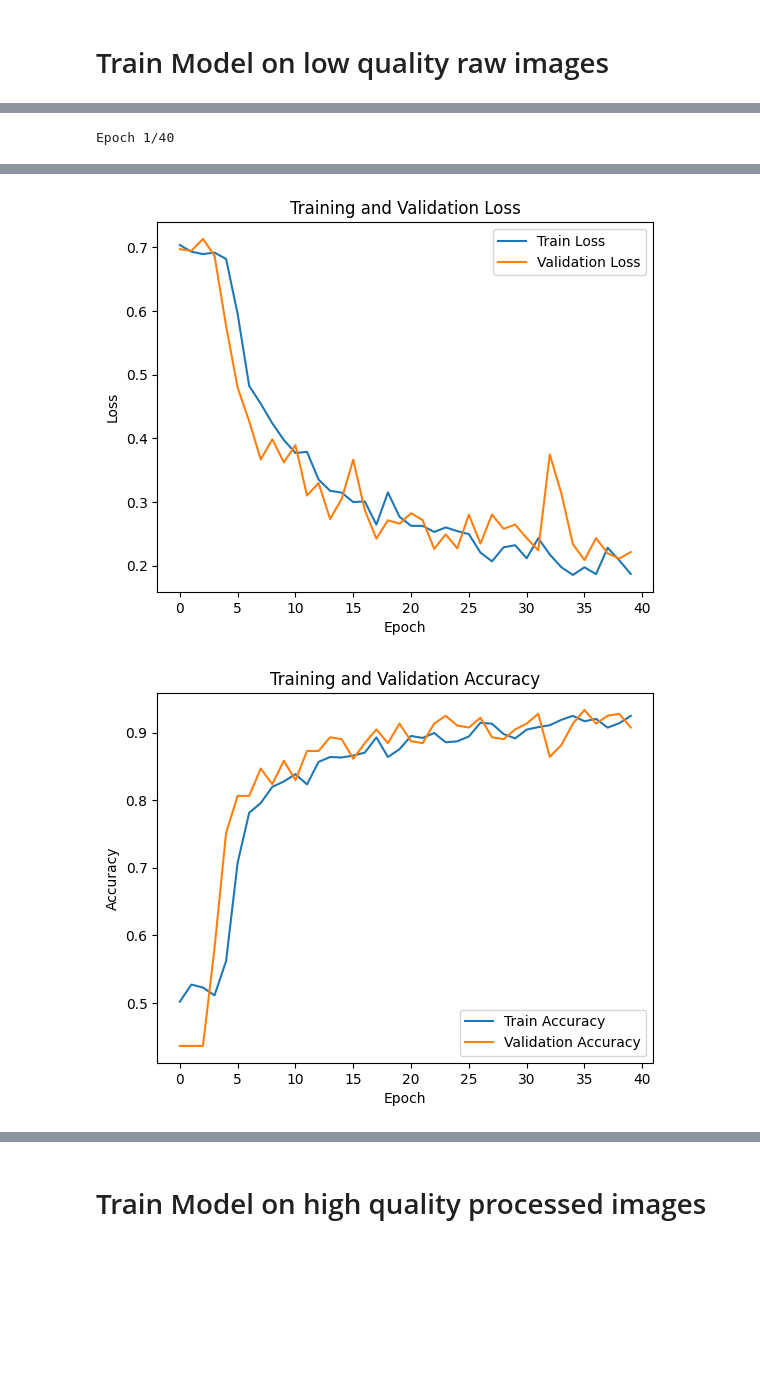
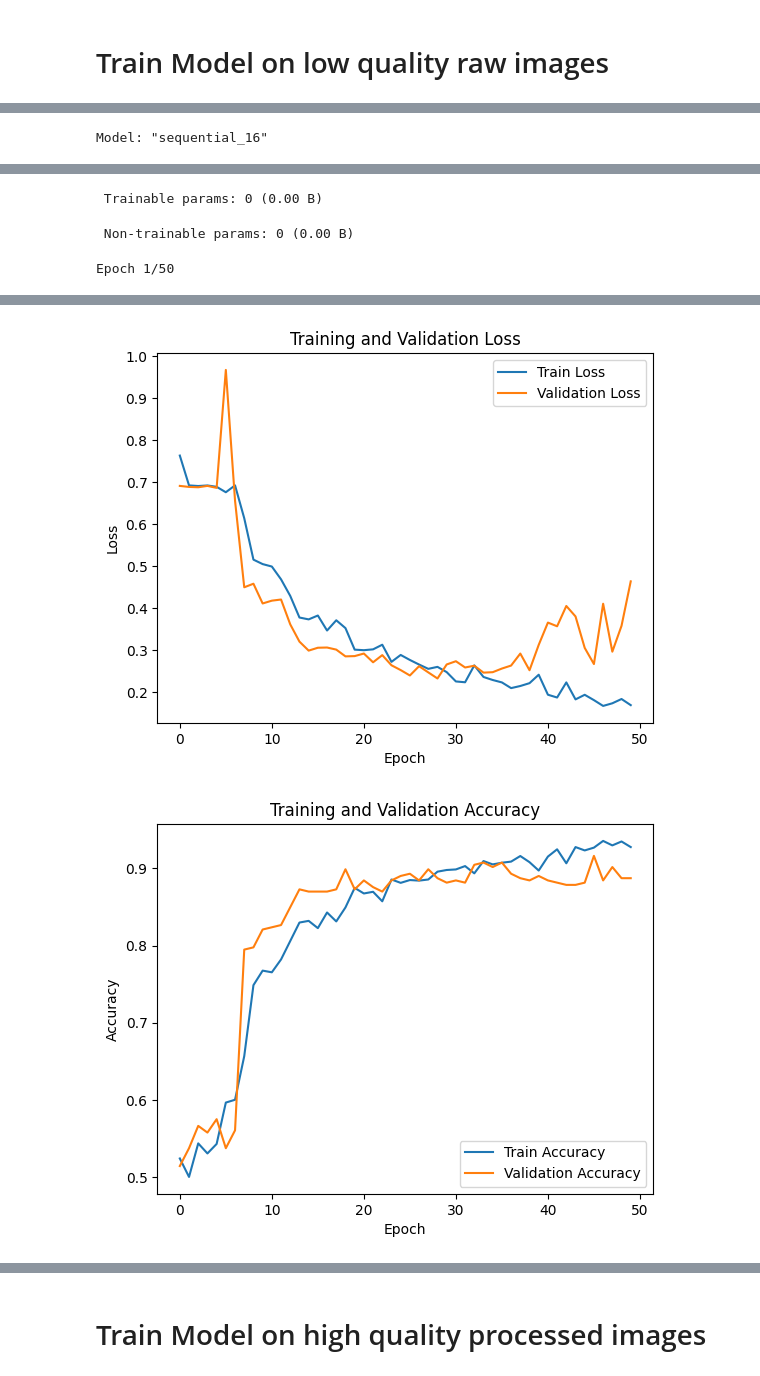
Before and after one commit to reubenchung/COMPSCI760-DEEPFAKE-PROJECT, a Jupyter notebook: Deepfake760Part2.ipynb, the cells around one changed output, grey strips where cells are left out. Saved outputs shown, nothing was run; the diff lists cells and outputs as text; code cells hidden in the pictures; blank space fills up the shorter version.

```diff
--- a/Deepfake760Part2.ipynb
+++ b/Deepfake760Part2.ipynb
@@ -132,7 +132,7 @@ def preprocess_data(data):
         # adjust size
         image = np.array(image.resize((global_image_dim, global_image_dim)))
         # Normalization
-        image = image.astype(np.float32) / 1.0
+        image = image.astype(np.float32) / 255.0
         processed_images.append(image)
         labels.append(label)
     return np.array(processed_images), np.array(labels)
@@ -356,8 +377,10 @@ def build_model(input_shape):
 
     x = base_model.output
     x = GlobalAveragePooling2D()(x)
-    x = Dense(128, activation='relu')(x)
-    x = Dropout(0.5)(x)
+    x = Dense(256, activation='relu')(x)
+    x = Dense(256, activation='relu')(x)
+    x = Dense(256, activation='relu')(x)
+    x = Dropout(0.2)(x)
     predictions = Dense(2, activation='softmax')(x)
 
     model = Model(inputs=base_model.input, outputs=predictions)
@@ -366,6 +389,10 @@ def build_model(input_shape):
     return model
 
 def get_model(num_classes = 2):
+    # input_shape = (global_image_dim, global_image_dim, 3)
+    # model = build_model(input_shape)
+    # return model
+
     data_augmentation = keras.Sequential(
       [
         layers.RandomFlip("horizontal",
@@ -379,7 +406,7 @@ def get_model(num_classes = 2):
 
     model = Sequential([
           data_augmentation,
-          layers.Rescaling(1./255),
+          # layers.Rescaling(1./255),
           layers.Conv2D(64, 3, padding='same', activation='relu'),
           layers.MaxPooling2D(),
           layers.Conv2D(128, 3, padding='same', activation='relu'),
@@ -410,7 +437,7 @@ def preprocess_data_after(enhanced_images):
     for image in enhanced_images:
         image = np.array(image.resize((global_image_dim, global_image_dim)))
         # Normalization
-        image = image.astype(np.float32)
+        image = image.astype(np.float32) / 255.0
         processed_images.append(image)
     return np.array(processed_images)
 # %%
@@ -445,6 +472,7 @@ def train_and_evaluate_model_raw(X_train, y_train, X_test, y_test, batch_size=32
 
 def train_and_evaluate(X_train, y_train, X_test, y_test, batch_size=32, epochs=100):
     model = get_model()
+    model.summary()
     train_and_evaluate_model(model, X_train, y_train, X_test, y_test, batch_size=batch_size, epochs=epochs)
 
 def train_and_evaluate_model(model, X_train, y_train, X_test, y_test, batch_size=16, epochs=100):
@@ -500,4 +571,4 @@ Epoch 13/50
 # %%
-train_and_evaluate(X_train_low_std,y_train_low_std,X_test_low_std,  y_test_low_std, epochs=40)
+train_and_evaluate(X_train_low_std,y_train_low_std,X_test_low_std,  y_test_low_std, epochs=50)
 # %% [output]
-Epoch 1/40
+Model: "sequential_16"
@@ -521,0 +593,3 @@ Test Loss: 0.221244215965271, Test Accuracy: 0.9075144529342651
+ Trainable params: 0 (0.00 B)
+ Non-trainable params: 0 (0.00 B)
+Epoch 1/50
@@ -522,5 +614,5 @@ Test Loss: 0.221244215965271, Test Accuracy: 0.9075144529342651
-[figure, old version]
+[figure, new version]
-[figure, old version]
+[figure, new version]
 # %%
 train_and_evaluate(X_train_low_mix,y_train_low_mix,X_test_low_mix,  y_test_low_mix, epochs=50)
 # %% [output]
```
Also changed, not shown: parts of 14 cells of this notebook.
